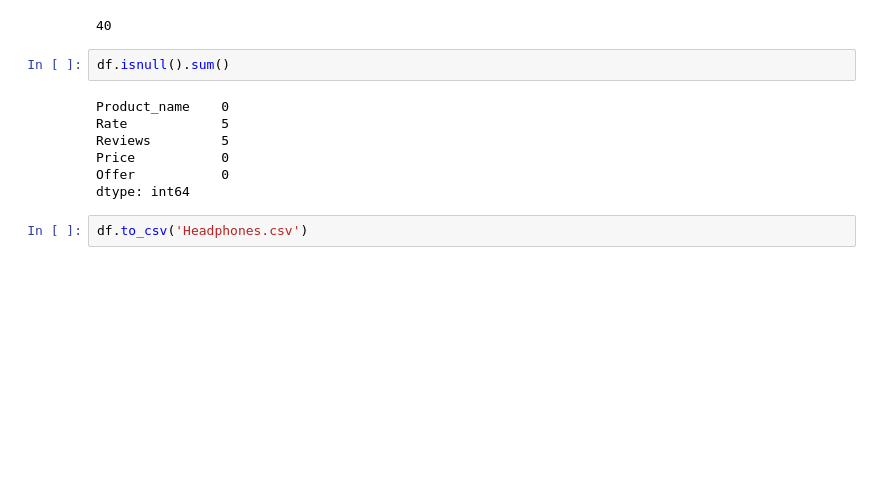
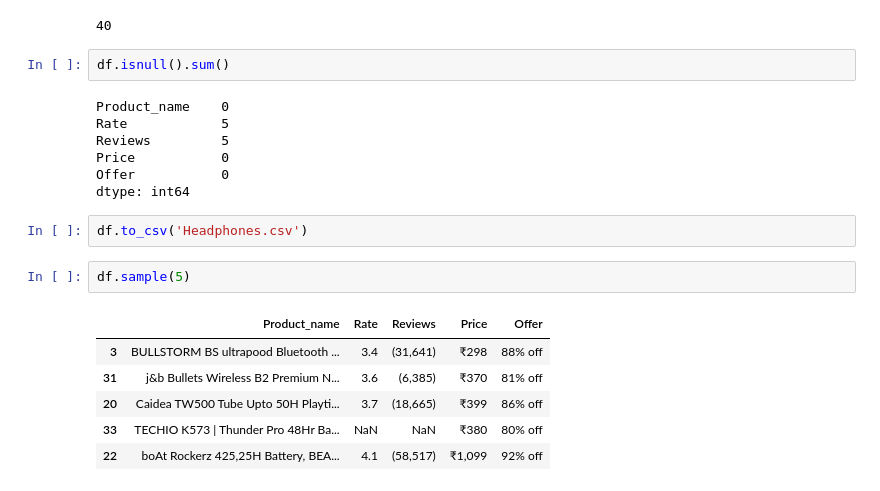
Before and after one commit to gopalrajane/ML-Learning-Journey, a Jupyter notebook: Day2 - Data loading From JSON-API-WEB Scraping/WebScraping.ipynb, the cells around one changed output. Drawn from its saved outputs; the diff is of its cells as text; blank space fills up the shorter version.

```diff
--- a/Day2 - Data loading From JSON-API-WEB Scraping/WebScraping.ipynb
+++ b/Day2 - Data loading From JSON-API-WEB Scraping/WebScraping.ipynb
@@ -243,3 +243,12 @@ Offer           0
 dtype: int64
 # %%
 df.to_csv('Headphones.csv')
+# %%
+df.sample(5)
+# %% [output]
+|  | Product_name | Rate | Reviews | Price | Offer |
+| 3 | BULLSTORM BS ultrapood Bluetooth ... | 3.4 | (31,641) | ₹298 | 88% off |
+| 31 | j&b Bullets Wireless B2 Premium N... | 3.6 | (6,385) | ₹370 | 81% off |
+| 20 | Caidea TW500 Tube Upto 50H Playti... | 3.7 | (18,665) | ₹399 | 86% off |
+| 33 | TECHIO K573 | Thunder Pro 48Hr Ba... | NaN | NaN | ₹380 | 80% off |
+| 22 | boAt Rockerz 425,25H Battery, BEA... | 4.1 | (58,517) | ₹1,099 | 92% off |
```
Also changed, not shown: parts of 7 cells of this notebook, 2 other files.
